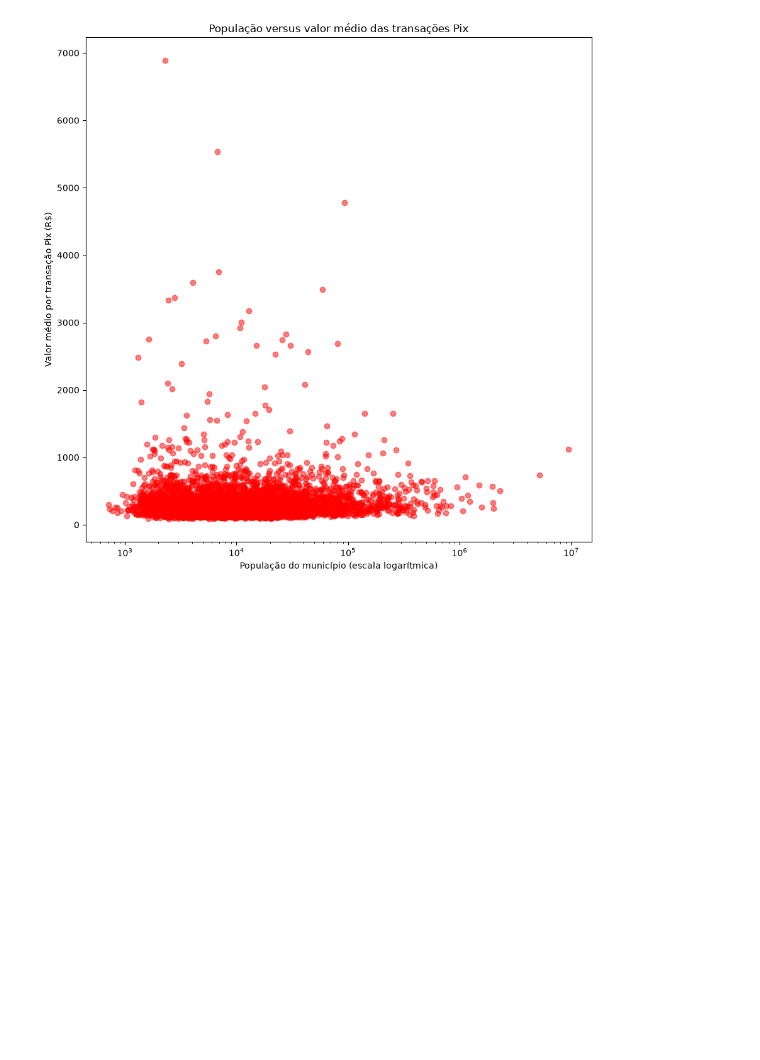
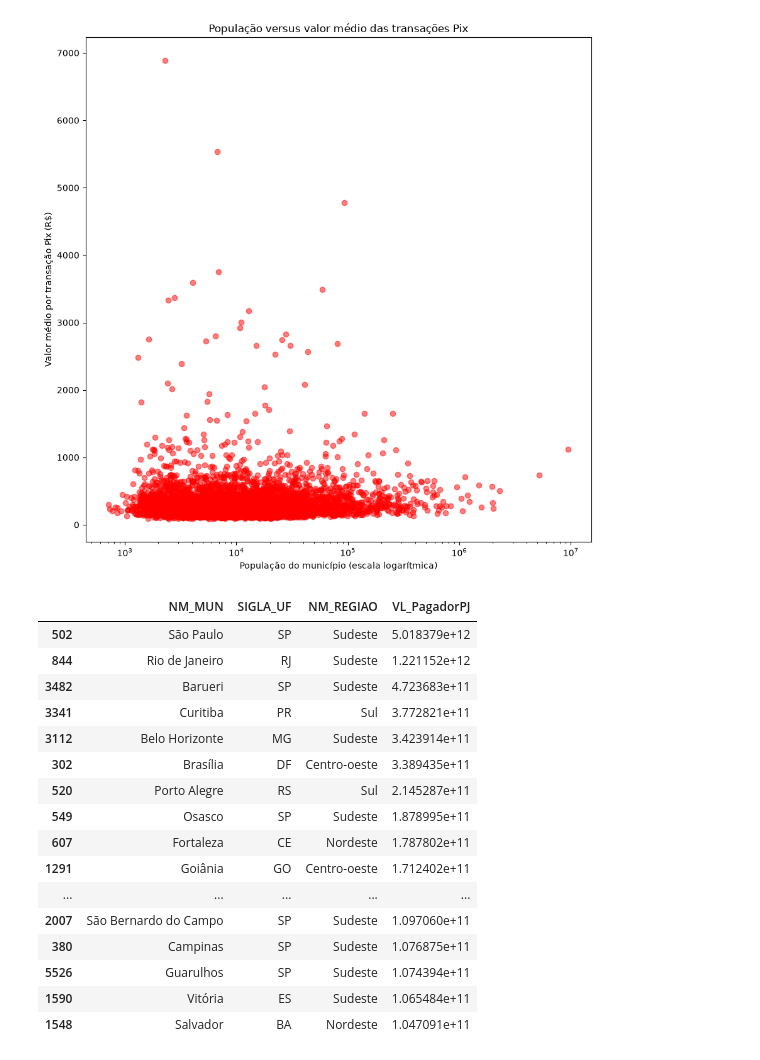
Before and after one commit to renatojo/AEDV-analise-visualizacao-pix, a Jupyter notebook: Trabalho.ipynb, the cells around one changed output. Drawn from its saved outputs; the diff is of its cells as text; code cells hidden in the pictures; blank space fills up the shorter version.

```diff
--- a/Trabalho.ipynb
+++ b/Trabalho.ipynb
@@ -214,3 +250,25 @@ plt.tight_layout()
 plt.show()
 # %% [output]
 [figure]
+# %%
+maiores = mapa_pix.sort_values("VL_PagadorPJ", ascending=False)
+#print(maiores.columns)
+maiores[['NM_MUN', 'SIGLA_UF', 'NM_REGIAO', 'VL_PagadorPJ']].head(20)
+# %% [output]
+|  | NM_MUN | SIGLA_UF | NM_REGIAO | VL_PagadorPJ |
+| 502 | São Paulo | SP | Sudeste | 5.018379e+12 |
+| 844 | Rio de Janeiro | RJ | Sudeste | 1.221152e+12 |
+| 3482 | Barueri | SP | Sudeste | 4.723683e+11 |
+| 3341 | Curitiba | PR | Sul | 3.772821e+11 |
+| 3112 | Belo Horizonte | MG | Sudeste | 3.423914e+11 |
+| 302 | Brasília | DF | Centro-oeste | 3.389435e+11 |
+| 520 | Porto Alegre | RS | Sul | 2.145287e+11 |
+| 549 | Osasco | SP | Sudeste | 1.878995e+11 |
+| 607 | Fortaleza | CE | Nordeste | 1.787802e+11 |
+| 1291 | Goiânia | GO | Centro-oeste | 1.712402e+11 |
+| ... | ... | ... | ... | ... |
+| 2007 | São Bernardo do Campo | SP | Sudeste | 1.097060e+11 |
+| 380 | Campinas | SP | Sudeste | 1.076875e+11 |
+| 5526 | Guarulhos | SP | Sudeste | 1.074394e+11 |
+| 1590 | Vitória | ES | Sudeste | 1.065484e+11 |
+| 1548 | Salvador | BA | Nordeste | 1.047091e+11 |
```
Also changed, not shown: parts of 9 cells of this notebook.
